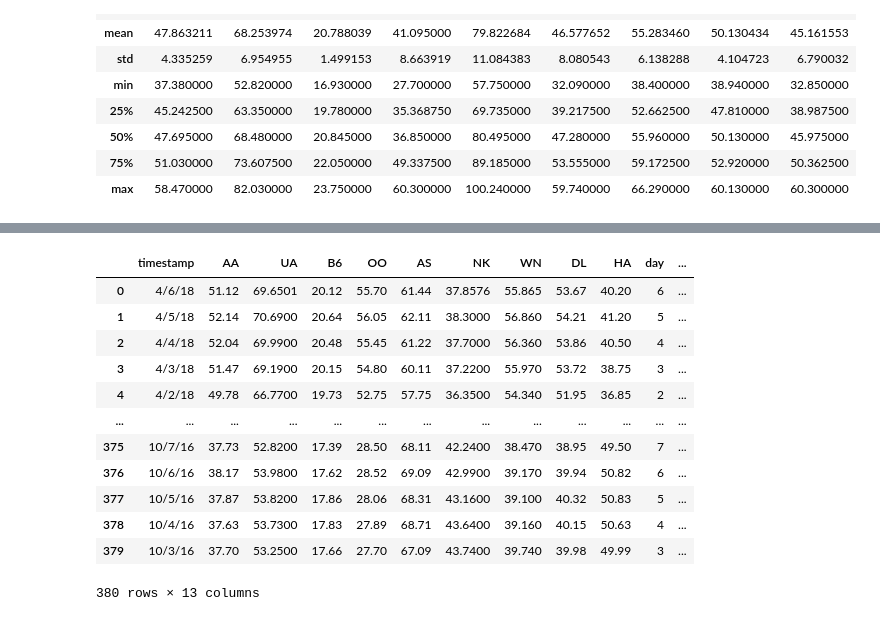
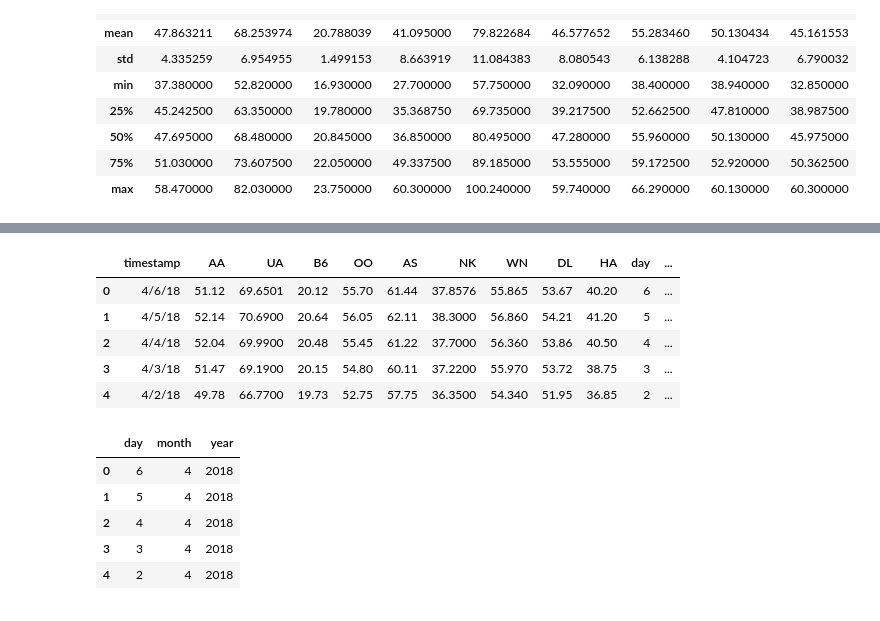
Before and after one commit to kessiezhang/DS4A_Women_Summit, a Jupyter notebook: Airline_traffic_stock_EDA.ipynb, the cells around one changed output, grey strips where cells are left out. Saved outputs shown, nothing was run; the diff lists cells and outputs as text; code cells hidden in the pictures.

```diff
--- a/Airline_traffic_stock_EDA.ipynb
+++ b/Airline_traffic_stock_EDA.ipynb
@@ -187,20 +71,22 @@ df_stock_prices['day']=pd.to_datetime(df_stock_prices['timestamp']).dt.day
 df_stock_prices['month']=pd.to_datetime(df_stock_prices['timestamp']).dt.month
 df_stock_prices['year']=pd.to_datetime(df_stock_prices['timestamp']).dt.year
 # %%
-df_stock_prices
+df_stock_prices.head()
 # %% [output]
 |  | timestamp | AA | UA | B6 | OO | AS | NK | WN | DL | HA | day | ... |
 | 0 | 4/6/18 | 51.12 | 69.6501 | 20.12 | 55.70 | 61.44 | 37.8576 | 55.865 | 53.67 | 40.20 | 6 | ... |
 | 1 | 4/5/18 | 52.14 | 70.6900 | 20.64 | 56.05 | 62.11 | 38.3000 | 56.860 | 54.21 | 41.20 | 5 | ... |
 | 2 | 4/4/18 | 52.04 | 69.9900 | 20.48 | 55.45 | 61.22 | 37.7000 | 56.360 | 53.86 | 40.50 | 4 | ... |
 | 3 | 4/3/18 | 51.47 | 69.1900 | 20.15 | 54.80 | 60.11 | 37.2200 | 55.970 | 53.72 | 38.75 | 3 | ... |
 | 4 | 4/2/18 | 49.78 | 66.7700 | 19.73 | 52.75 | 57.75 | 36.3500 | 54.340 | 51.95 | 36.85 | 2 | ... |
-| ... | ... | ... | ... | ... | ... | ... | ... | ... | ... | ... | ... | ... |
-| 375 | 10/7/16 | 37.73 | 52.8200 | 17.39 | 28.50 | 68.11 | 42.2400 | 38.470 | 38.95 | 49.50 | 7 | ... |
-| 376 | 10/6/16 | 38.17 | 53.9800 | 17.62 | 28.52 | 69.09 | 42.9900 | 39.170 | 39.94 | 50.82 | 6 | ... |
-| 377 | 10/5/16 | 37.87 | 53.8200 | 17.86 | 28.06 | 68.31 | 43.1600 | 39.100 | 40.32 | 50.83 | 5 | ... |
-| 378 | 10/4/16 | 37.63 | 53.7300 | 17.83 | 27.89 | 68.71 | 43.6400 | 39.160 | 40.15 | 50.63 | 4 | ... |
-| 379 | 10/3/16 | 37.70 | 53.2500 | 17.66 | 27.70 | 67.09 | 43.7400 | 39.740 | 39.98 | 49.99 | 3 | ... |
-380 rows × 13 columns
+# %%
+df_stock_prices[['day','month','year']].head()
+# %% [output]
+|  | day | month | year |
+| 0 | 6 | 4 | 2018 |
+| 1 | 5 | 4 | 2018 |
+| 2 | 4 | 4 | 2018 |
+| 3 | 3 | 4 | 2018 |
+| 4 | 2 | 4 | 2018 |
 # %%
 df_stock_prices_casc=df_stock_prices[['day','month','year']]
```
Also changed, not shown: parts of 28 cells of this notebook.
